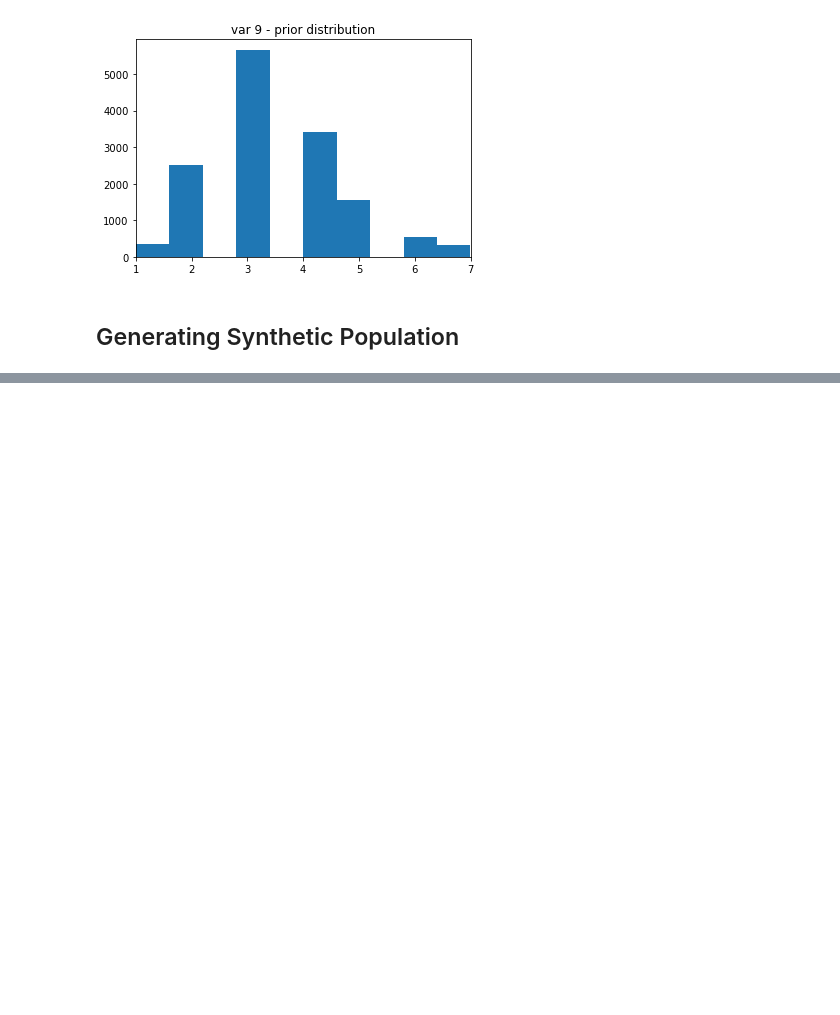
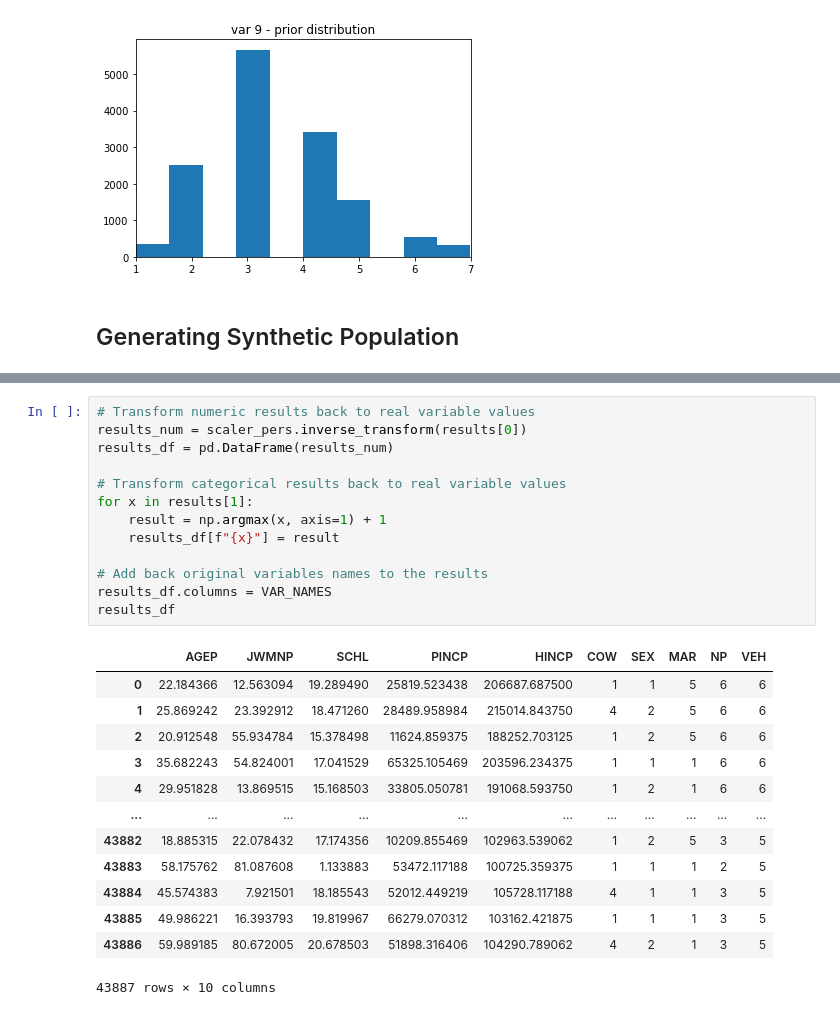
Before and after one commit to zackAemmer/generative_synthesis, a Jupyter notebook: households_model.ipynb, the cells around one changed output, grey strips where cells are left out. Saved outputs shown, nothing was run; the diff lists cells and outputs as text; blank space fills up the shorter version.

```diff
--- a/households_model.ipynb
+++ b/households_model.ipynb
@@ -451,0 +483,27 @@ for col_idx in range(CAT_IDX, VAR_DIM):
+# %%
+# Transform numeric results back to real variable values
+results_num = scaler_pers.inverse_transform(results[0])
+results_df = pd.DataFrame(results_num)
+
+# Transform categorical results back to real variable values
+for x in results[1]:
+    result = np.argmax(x, axis=1) + 1
+    results_df[f"{x}"] = result
+
+# Add back original variables names to the results
+results_df.columns = VAR_NAMES
+results_df
+# %% [output]
+|  | AGEP | JWMNP | SCHL | PINCP | HINCP | COW | SEX | MAR | NP | VEH |
+| 0 | 22.184366 | 12.563094 | 19.289490 | 25819.523438 | 206687.687500 | 1 | 1 | 5 | 6 | 6 |
+| 1 | 25.869242 | 23.392912 | 18.471260 | 28489.958984 | 215014.843750 | 4 | 2 | 5 | 6 | 6 |
+| 2 | 20.912548 | 55.934784 | 15.378498 | 11624.859375 | 188252.703125 | 1 | 2 | 5 | 6 | 6 |
+| 3 | 35.682243 | 54.824001 | 17.041529 | 65325.105469 | 203596.234375 | 1 | 1 | 1 | 6 | 6 |
+| 4 | 29.951828 | 13.869515 | 15.168503 | 33805.050781 | 191068.593750 | 1 | 2 | 1 | 6 | 6 |
+| ... | ... | ... | ... | ... | ... | ... | ... | ... | ... | ... |
+| 43882 | 18.885315 | 22.078432 | 17.174356 | 10209.855469 | 102963.539062 | 1 | 2 | 5 | 3 | 5 |
+| 43883 | 58.175762 | 81.087608 | 1.133883 | 53472.117188 | 100725.359375 | 1 | 1 | 1 | 2 | 5 |
+| 43884 | 45.574383 | 7.921501 | 18.185543 | 52012.449219 | 105728.117188 | 4 | 1 | 1 | 3 | 5 |
+| 43885 | 49.986221 | 16.393793 | 19.819967 | 66279.070312 | 103162.421875 | 1 | 1 | 1 | 3 | 5 |
+| 43886 | 59.989185 | 80.672005 | 20.678503 | 51898.316406 | 104290.789062 | 4 | 2 | 1 | 3 | 5 |
+43887 rows × 10 columns
```
Also changed, not shown: parts of 13 cells of this notebook.
